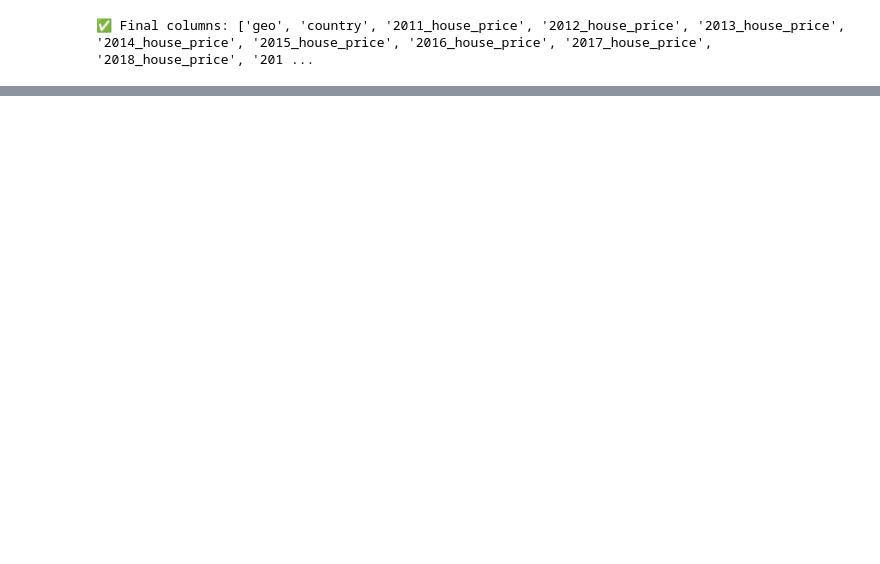
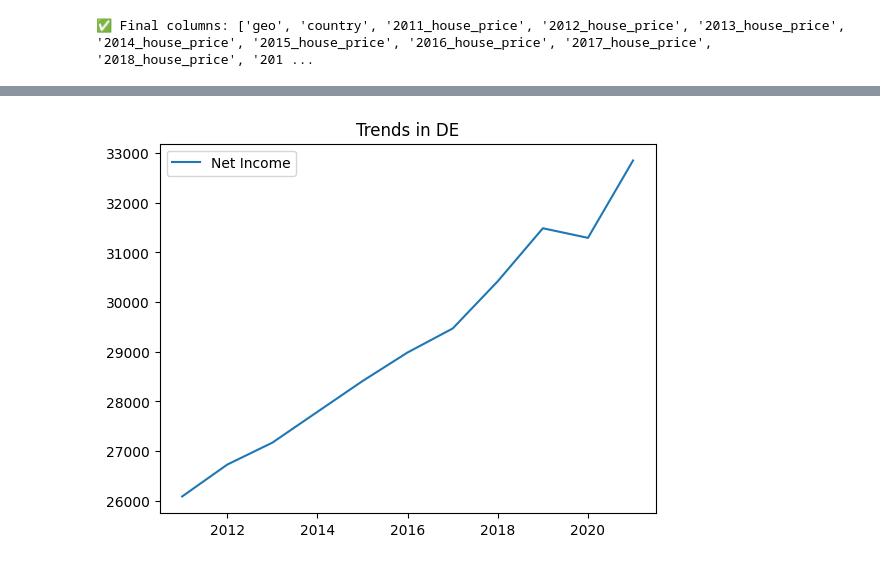
Before and after one commit to tihitnag/inflation-house-price-for-eu-, a Jupyter notebook: house_price.ipynb, the cells around one changed output, grey strips where cells are left out. Saved outputs shown, nothing was run; the diff lists cells and outputs as text; code cells hidden in the pictures; blank space fills up the shorter version.

```diff
--- a/house_price.ipynb
+++ b/house_price.ipynb
@@ -247,0 +240,7 @@ merged.describe()
+# %%
+plt.plot(subset['year'], subset['earning'], label='Net Income')
+plt.legend()
+plt.title(f"Trends in {country}")
+plt.show()
+# %% [output]
+[figure, added]
```
Also changed, not shown: parts of 29 cells of this notebook.
